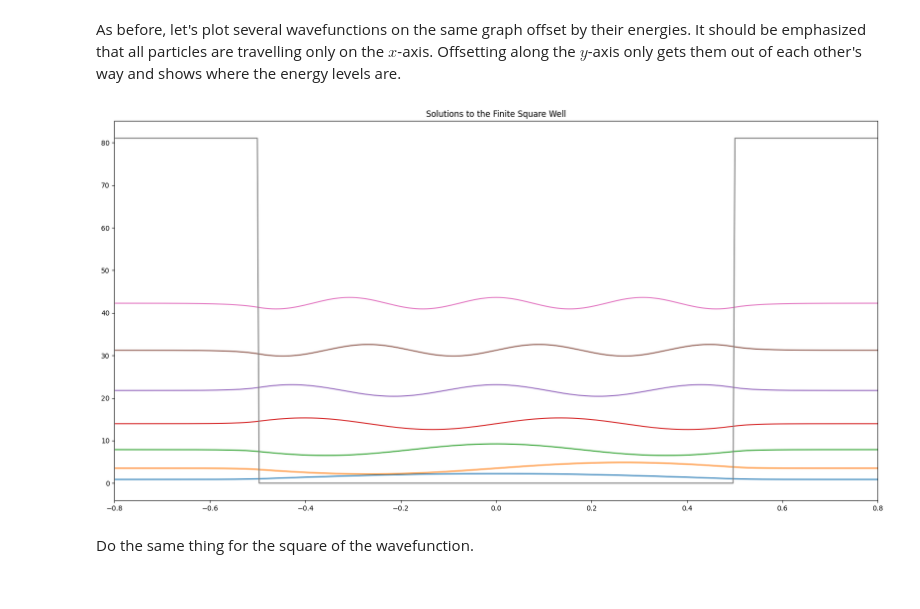
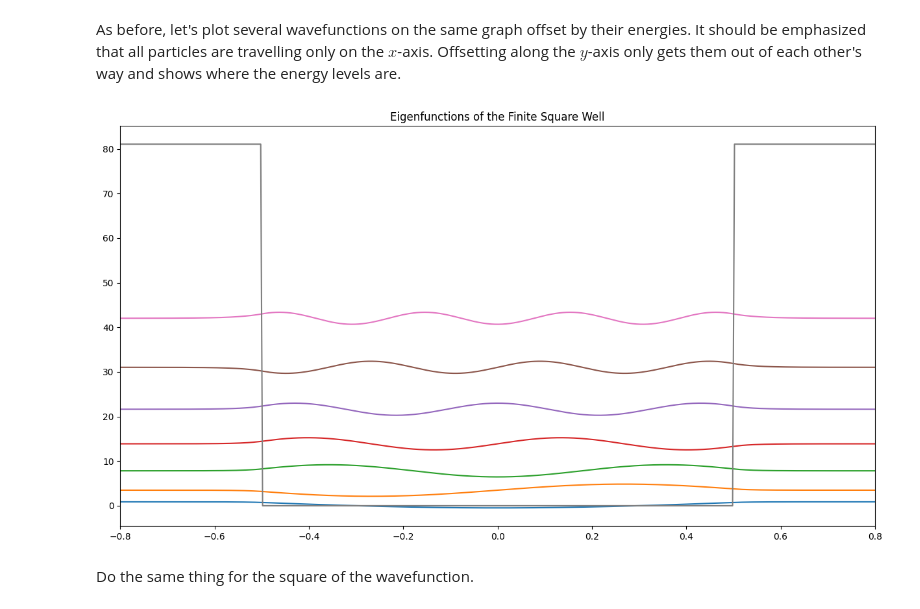
Before and after one commit to davis689/binder, a Jupyter notebook: CHEM461/Solving_the_Schrodinger_Equation_Numerically_2.ipynb, the cells around one changed output. Saved outputs shown, nothing was run; the diff lists cells and outputs as text; code cells hidden in the pictures.

```diff
--- a/CHEM461/Solving_the_Schrodinger_Equation_Numerically_2.ipynb
+++ b/CHEM461/Solving_the_Schrodinger_Equation_Numerically_2.ipynb
@@ -265,7 +228,7 @@ for i in range(1,nl+1): # start with i=1 and go to i=
         plt.plot(x,-psi[i-1]/np.sqrt(Δx)*np.sqrt(1)+ϵ[i-1],label="$ϵ_{}$={:>8.3f}".format(i,ϵ[i-1]))
     else:
         plt.plot(x,psi[i-1]/np.sqrt(Δx)*np.sqrt(1)+ϵ[i-1],label="$ϵ_{}$={:>8.3f}".format(i,ϵ[i-1]))
-    plt.title("Solutions to the Infinite Square Well")
+    plt.title("Eigenfunctions of the Infinite Square Well")
 V_x = np.zeros([N],float) # potential energy is just zeros. We don't need it for calculating but we do for plotting
 for i in range(N): # but adjust potential energy at the ends where it is infinite
     if x[i] == -a/2 or x[i]==a/2:
@@ -359,35 +307,41 @@ The particle in a finite box is a similar problem but the box doesn't have infin
 # %%
 hbar=1 # Planck's constant in atomic units.
 m=1 # mass of electron
-N = 2047 # number of points to calculate
+N = 2000 # number of points to calculate
+
 a = 1.0 # width of finite box
 b=8 # total width of system
-V0=400 #potential energy in atomic units
+V_out=400 #potential energy in atomic units
 nl=7 #number of levels to calculate
 x = np.linspace(-b/2.,b/2.,N) # x-coordinate
-rgtlimit=np.searchsorted(x,[a/2])[0] # find the index of the right edge of the box to be used in integration later.
-#searchsorted used here looks through x and finds the value closest to a/2.
-# We want to store step size, this is the reliable way:
+rgtlimit=np.searchsorted(x,[a/2])[0]  # find the index of the right edge of the box to be used in integration later.
+                                      #searchsorted used here looks through x and finds the value closest to a/2.
+                                      # We want to store step size, this is the reliable way:
 Δx = x[1]-x[0] # Should be equal to 2*np.pi/(N-1)
 # %% [markdown]
 Now we set up the potential. Here we want the potential to be zero between a/2 and -a/2 and $V_0$ outside that range.
 # %%
 V=[]
 for i in x:
-  if i<-a/2 or i>a/2:
-    V.append(V0)
+  if i<-a/2 or i>a/2:   # if outside the box
+    V.append(V_out)     # potential is V_out
   else:
-    V.append(0)
+    V.append(0)         # inside it's 0
 #print(V)
 # %% [markdown]
 Now setup the operators and calculate. Everything is the same here
 # %%
-Mdd = 1./(Δx**2)*(np.diag(np.ones(N-1),-1) -2* np.diag(np.ones(N),0) + np.diag(np.ones(N-1),1))
-H = -(hbar*hbar)/(2.0*m)*Mdd + np.diag(V)
+D2 = 1./(Δx**2)*(np.diag(np.ones(N-1),-1) -2* np.diag(np.ones(N),0) + np.diag(np.ones(N-1),1)) # 2nd derivative
+H = -(hbar*hbar)/(2.0*m)*D2 + np.diag(V) # Hamiltonian
+
 Ef,psiT = np.linalg.eigh(H) # This computes the eigen values and eigenvectors
 psi = np.transpose(psiT)  # We take the transpose of psiT to the wavefunction vectors can accessed as psi[n]
-norm=[np.sqrt(1/np.trapz(psi[i]**2,x)) for i in range(nl)] #calcluate normalization coefficient. Should be same but no cost to calculate for each level.
-Ef=Ef/np.pi**2*2 # scale energy relative to standard particle in an infinite box
-V=[V/np.pi**2*2 for V in V] # same for potential energy.
+
+norm=[np.sqrt(1/np.trapz(psi[i]**2,x)) for i in range(nl)]  # calcluate normalization coefficient (sqrt of 1/integral of psi squared)
+                                                            # Should be same but no cost to calculate for each level.
+                                                            # trapz is numpy's (trapezoidal) integration function. input function and the variable
+Ef=Ef/(hbar**2 np.pi**2/2/m/a**2) # scale energy relative to standard particle in an infinite box. hbar, m, and a are set to 1
+                                  # so all energies are in units of hbar**2/(m*a**2)
+V=[V/(hbar**2 np.pi**2/2/m/a**2) for V in V] # same for potential energy.
 # %%
 psi_norm=[psi[i]*norm[i] for i in range(nl)] # normalize
@@ -403,21 +357,22 @@ As before, let's plot several wavefunctions on the same graph offset by their en
 # %%
 #plot several wavefunctions on same graph with potential. Each one placed at its energy level.
 fact=1 #scale factor for nice plotting. 1 does nothing but if the plots need to be scaled up or down, change it.
-plt.figure(figsize=(20,10))
+plt.figure(figsize=(15,8))
 for i in range(nl):
-    if psi[i][50] < 0:   # Flip the wavefunctions if it is negative at small x, so plots are more consistent.
-        plt.plot(x,-psi_norm[i]*fact+Ef[i],label="$E_{}$={:>8.3f}".format(i+1,Ef[i]))
+    if psi[i][150] < 0:   # Flip the wavefunctions if it is negative at small x, so plots are more consistent. Not working!!
+      flip=1
     else:
-        plt.plot(x,psi_norm[i]*fact+Ef[i],label="$E_{}$={:>8.3f}".format(i+1,Ef[i]))
-    plt.title("Solutions to the Finite Square Well")
+      flip=0
+    plt.plot(x,(-1)**flip*psi_norm[i]*fact+Ef[i],label="$E_{}$={:>8.3f}".format(i+1,Ef[i]))
+    plt.title("Eigenfunctions of the Finite Square Well")
 
 plt.plot(x,V)
 plt.xlim(-a*.8,a*.8)
 #plt.legend()
 #plt.savefig("Finite_Square_Well_WaveFunctions.pdf")
 plt.show()
 # %% [output]
-[figure, old version]
+[figure, new version]
 # %% [markdown]
 Do the same thing for the square of the wavefunction.
 # %%
```
Also changed, not shown: parts of 34 cells of this notebook.
